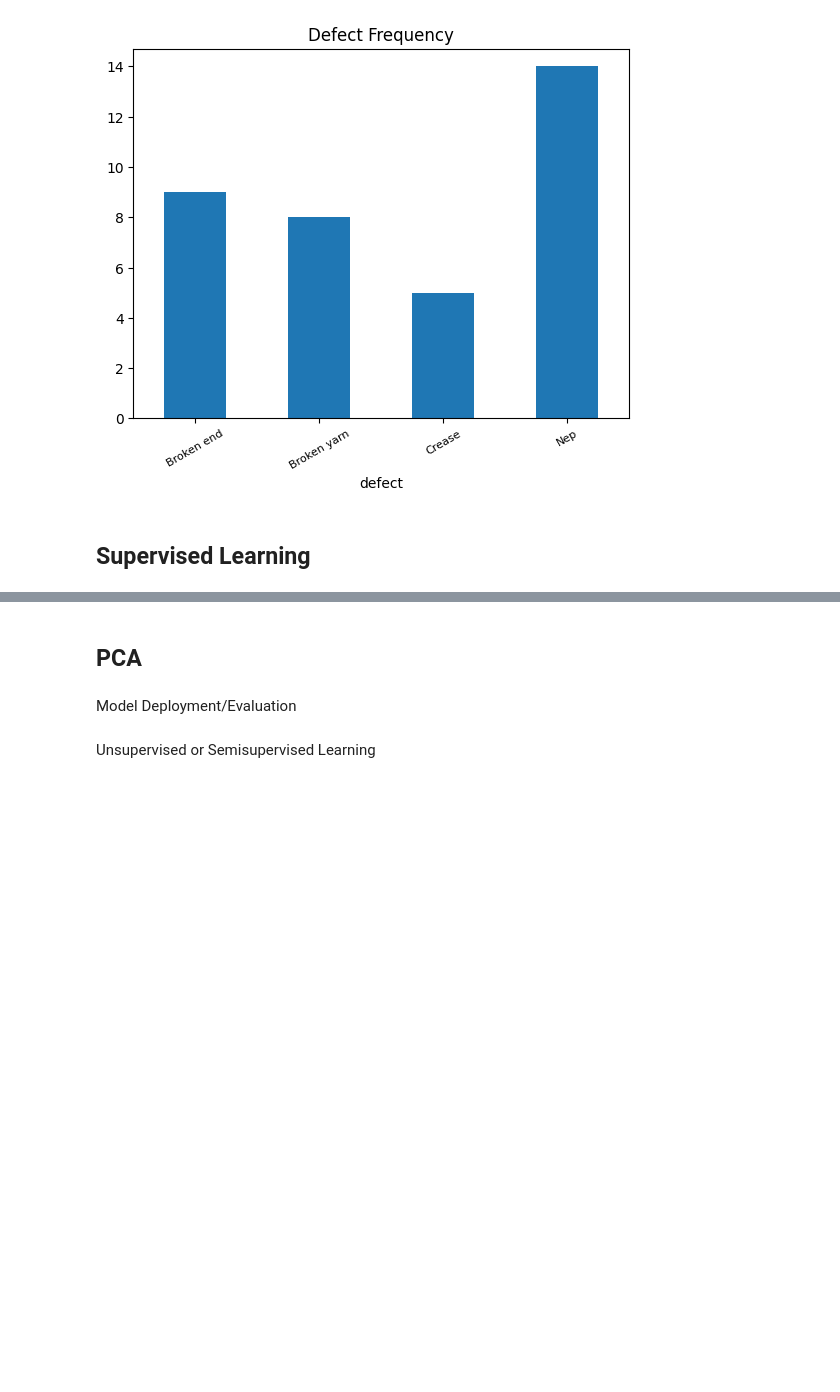
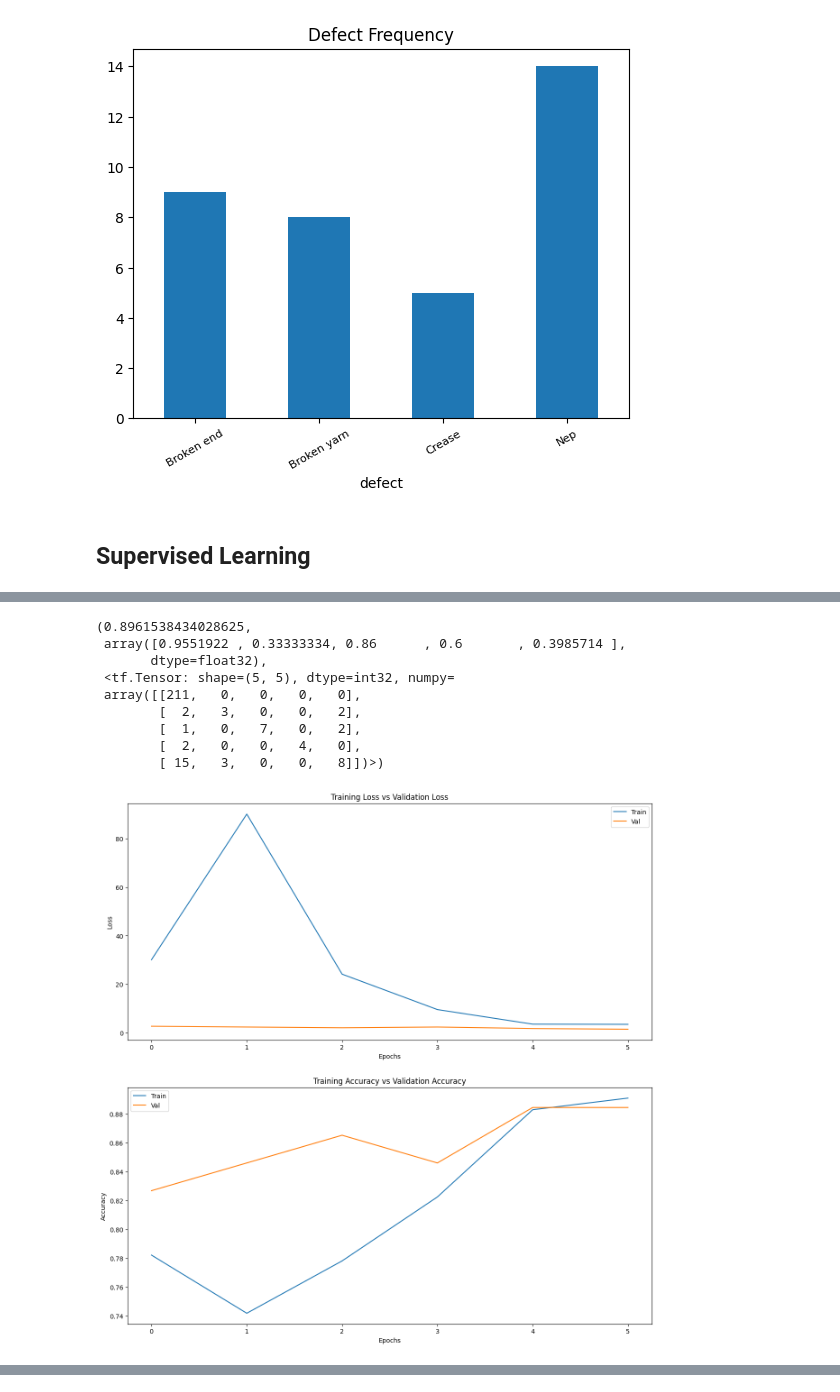
Before and after one commit to jobymcoby/LooprProject, a Jupyter notebook: notebooks/Demo.ipynb, the cells around one changed output, grey strips where cells are left out. Cells and saved outputs as stored; diff of their text form; code cells hidden in the pictures; blank space fills up the shorter version.

```diff
--- a/notebooks/Demo.ipynb
+++ b/notebooks/Demo.ipynb
@@ -198,7 +200,7 @@ def shuffle_split(file_ds, seed):
 
     defect_ds = file_ds.filter(lambda _, label: label > 0)
 
-    # random over sample the defect files
+    # shuffle no defects and defects to have the same ratio in each group
 
     defect_ds_size = len(list(defect_ds.as_numpy_iterator()))
 
@@ -224,7 +226,7 @@ def shuffle_split(file_ds, seed):
 
 def k_fold(file_ds):
     #5 folds
-    rng = tf.random.Generator.from_seed(123, alg='philox')
+    rng = tf.random.Generator.from_seed(12, alg='philox')
     seeds = rng.make_seeds(5)[:].numpy()[0]
 
     folds = [shuffle_split(file_ds, seed) for seed in seeds]
@@ -353,11 +355,11 @@ def eval_kfolds(data_splits):
         head_model = build_model(output_len)
         aug_train_ds, train_ds, val_ds, test_ds = fold
         val_ds = val_ds.concatenate(test_ds)
-        history = head_model.fit(aug_train_ds, epochs= 5, validation_data= val_ds)
+        history = head_model.fit(aug_train_ds, epochs= 6, validation_data= val_ds)
         plot_history(history)
-        print(f'k fold {i} acc {head_model.evaluate(val_ds)[1]}')
+        print(f'k fold {i+1} acc {head_model.evaluate(val_ds)[1]}')
         acc += head_model.evaluate(val_ds)[1]
-        print(f'k fold {i} f score and confusion matrix {f1_score_matrix(val_ds, head_model)}')
+        print(f'k fold {i+1} f score and confusion matrix {f1_score_matrix(val_ds, head_model)}')
         if con_matrix is None:
             f_1 = f1_score_matrix(val_ds, head_model)[0]
             con_matrix = f1_score_matrix(val_ds, head_model)[1]
@@ -365,8 +367,8 @@ def eval_kfolds(data_splits):
             f_1 += f1_score_matrix(val_ds, head_model)[0]
             con_matrix += f1_score_matrix(val_ds, head_model)[1]
 
-    acc = acc/i
-    f_1 = f_1/i
+    acc = acc/(i+1)
+    f_1 = f_1/(i+1)
     return acc, f_1, con_matrix
 
 
@@ -387,0 +395,10 @@ WARNING:tensorflow:From d:\chris\LooprProject\Looprvenv\lib\site-packages\keras\
+(0.8961538434028625,
+ array([0.9551922 , 0.33333334, 0.86      , 0.6       , 0.3985714 ],
+       dtype=float32),
+ <tf.Tensor: shape=(5, 5), dtype=int32, numpy=
+ array([[211,   0,   0,   0,   0],
+        [  2,   3,   0,   0,   2],
+        [  1,   0,   7,   0,   2],
+        [  2,   0,   0,   4,   0],
+        [ 15,   3,   0,   0,   8]])>)
+[figure, added]
@@ -388,2 +408,0 @@ WARNING:tensorflow:From d:\chris\LooprProject\Looprvenv\lib\site-packages\keras\
-# %% [markdown]
-## PCA
@@ -415,4 +408,0 @@ a = train_ds.map(apply_pca)
-# %% [markdown]
-Model Deployment/Evaluation
-# %% [markdown]
-Unsupervised or Semisupervised Learning
```
Also changed, not shown: parts of 3 cells of this notebook.
